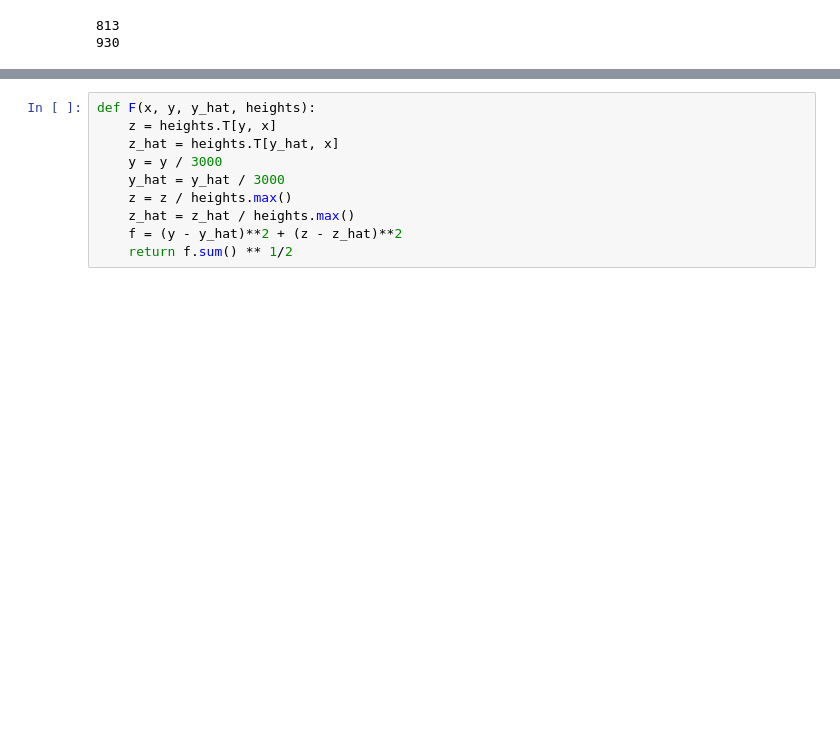
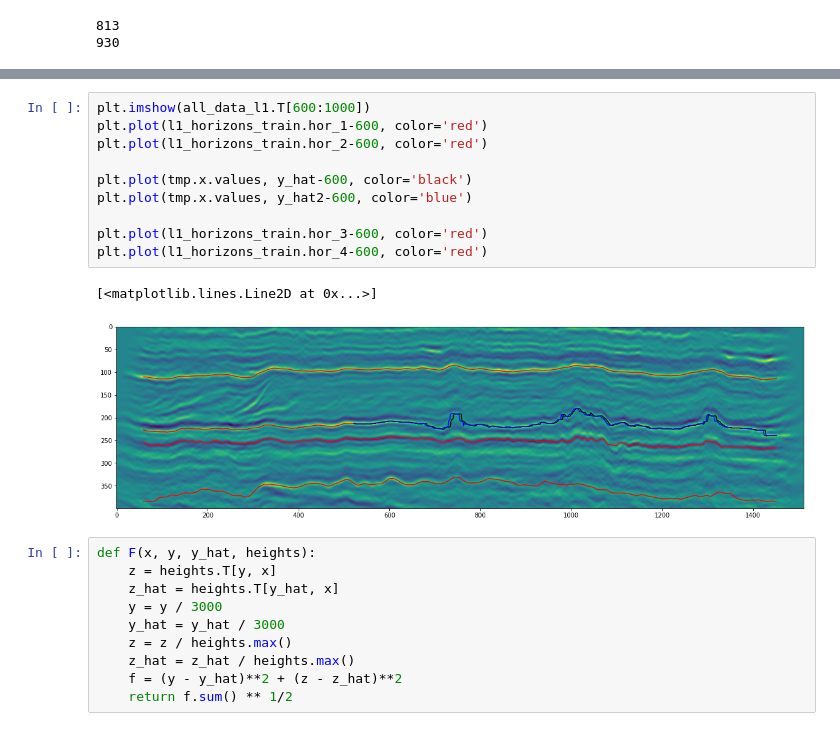
Before and after one commit to adelkaiarullin/shortest-path, a Jupyter notebook: emperical_solution.ipynb, the cells around one changed output, grey strips where cells are left out. Saved outputs shown, nothing was run; the diff lists cells and outputs as text; blank space fills up the shorter version.

```diff
--- a/emperical_solution.ipynb
+++ b/emperical_solution.ipynb
@@ -168,3 +242,16 @@ plt.plot(l1_horizons_train.hor_4-600, color='red')
+# %%
+plt.imshow(all_data_l1.T[600:1000])
+plt.plot(l1_horizons_train.hor_1-600, color='red')
+plt.plot(l1_horizons_train.hor_2-600, color='red')
+
+plt.plot(tmp.x.values, y_hat-600, color='black')
+plt.plot(tmp.x.values, y_hat2-600, color='blue')
+
+plt.plot(l1_horizons_train.hor_3-600, color='red')
+plt.plot(l1_horizons_train.hor_4-600, color='red')
+# %% [output]
+[<matplotlib.lines.Line2D at 0x...>]
+[figure, added]
 # %%
 def F(x, y, y_hat, heights):
     z = heights.T[y, x]
```
Also changed, not shown: parts of 12 cells of this notebook, 2 other files.
